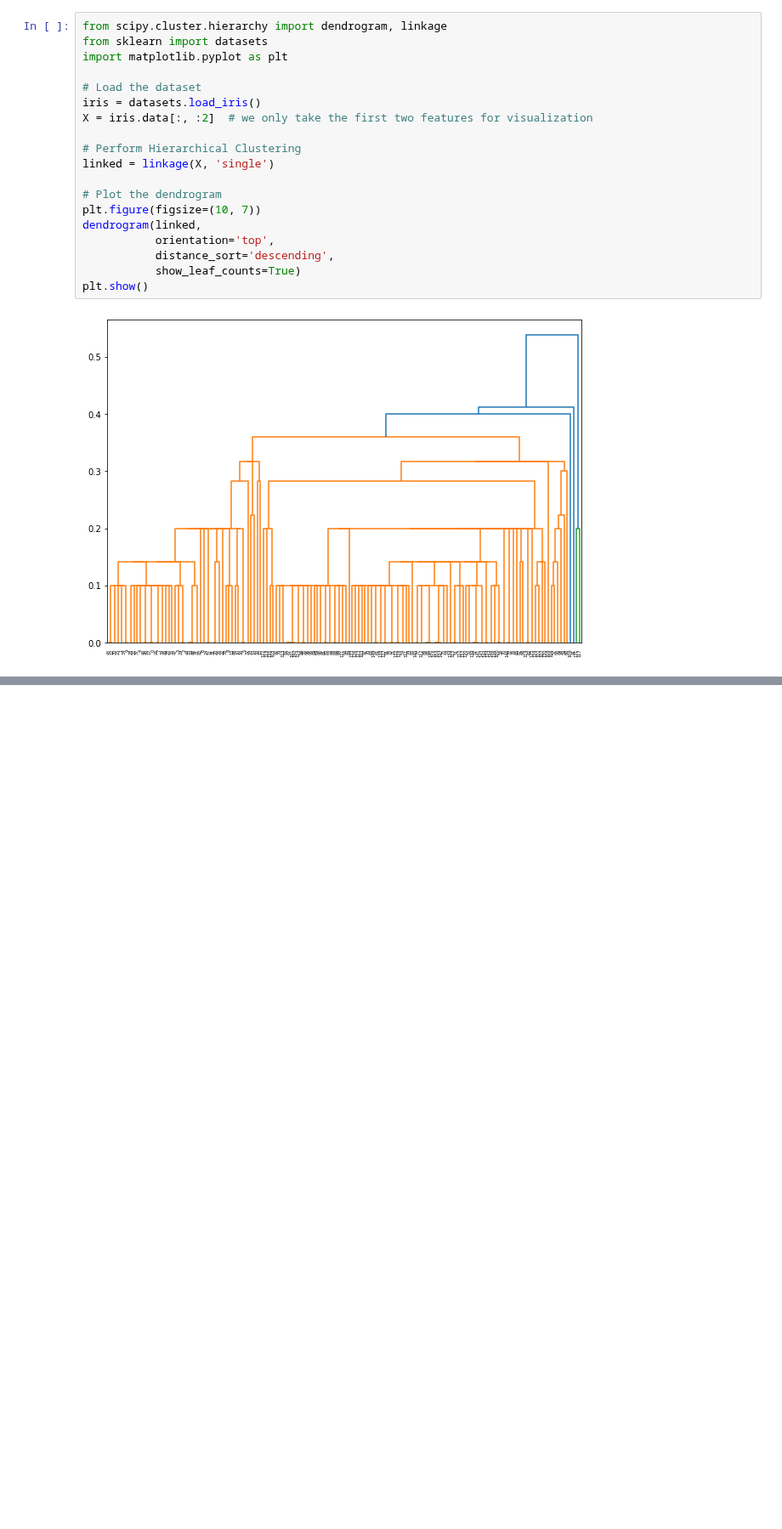
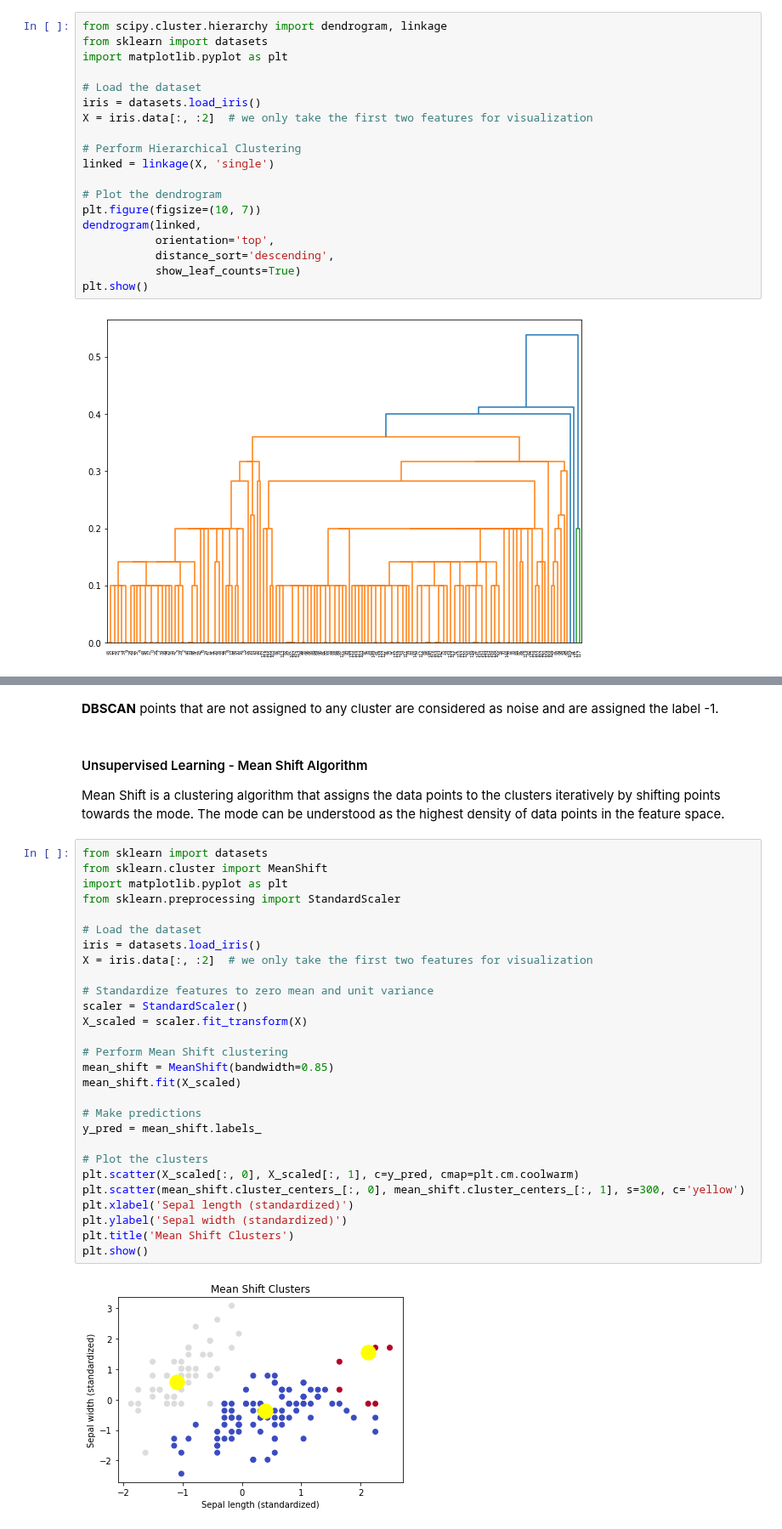
Before and after one commit to diegopacheco/ai-playground, a Jupyter notebook: pocs/concepts/traditionalai.ipynb, the cells around one changed output, grey strips where cells are left out. Shown at 85% size. Saved outputs shown, nothing was run; the diff lists cells and outputs as text; blank space fills up the shorter version.

```diff
--- a/pocs/concepts/traditionalai.ipynb
+++ b/pocs/concepts/traditionalai.ipynb
@@ -432,0 +466,36 @@ Useful for:
+# %% [markdown]
+**DBSCAN** points that are not assigned to any cluster are considered as noise and are assigned the label -1.
+# %% [markdown]
+#### Unsupervised Learning - Mean Shift Algorithm
+
+Mean Shift is a clustering algorithm that assigns the data points to the clusters iteratively by shifting points towards the mode. The mode can be understood as the highest density of data points in the feature space.
+# %%
+from sklearn import datasets
+from sklearn.cluster import MeanShift
+import matplotlib.pyplot as plt
+from sklearn.preprocessing import StandardScaler
+
+# Load the dataset
+iris = datasets.load_iris()
+X = iris.data[:, :2]  # we only take the first two features for visualization
+
+# Standardize features to zero mean and unit variance
+scaler = StandardScaler()
+X_scaled = scaler.fit_transform(X)
+
+# Perform Mean Shift clustering
+mean_shift = MeanShift(bandwidth=0.85)
+mean_shift.fit(X_scaled)
+
+# Make predictions
+y_pred = mean_shift.labels_
+
+# Plot the clusters
+plt.scatter(X_scaled[:, 0], X_scaled[:, 1], c=y_pred, cmap=plt.cm.coolwarm)
+plt.scatter(mean_shift.cluster_centers_[:, 0], mean_shift.cluster_centers_[:, 1], s=300, c='yellow')
+plt.xlabel('Sepal length (standardized)')
+plt.ylabel('Sepal width (standardized)')
+plt.title('Mean Shift Clusters')
+plt.show()
+# %% [output]
+[figure, added]
```
Also changed, not shown: parts of 4 cells of this notebook.
